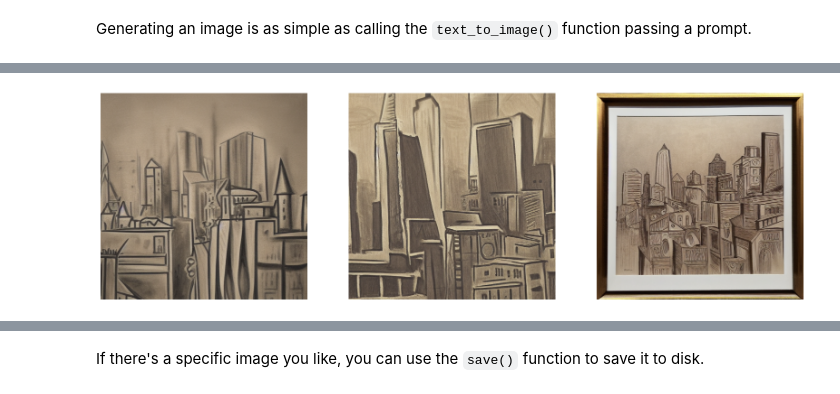
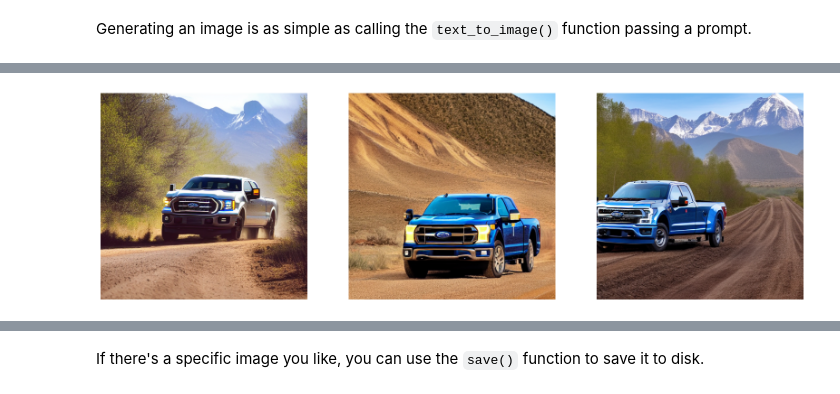
Before and after one commit to svpino/stable-diffusion, a Jupyter notebook: stable-diffusion.ipynb, the cells around one changed output, grey strips where cells are left out. Drawn from its saved outputs; the diff is of its cells as text; code cells hidden in the pictures.

```diff
--- a/stable-diffusion.ipynb
+++ b/stable-diffusion.ipynb
@@ -84,8 +79,7 @@ By using this model checkpoint, you acknowledge that its usage is subject to the
 Generating an image is as simple as calling the `text_to_image()` function passing a prompt.
 # %%
 images = model.text_to_image(
-    "sepia painting using picasso style, high definition"
-    "futuristic city with a lot of buildings",
+    "a ford truck traveling down a dirt road with mountains in the background",
     batch_size=3
 )
 
@@ -99,3 +93,3 @@ plot(images)
-[figure, old version]
+[figure, new version]
 # %%
 images = model.text_to_image(
```
Also changed, not shown: parts of 9 cells of this notebook, 1 other file.
